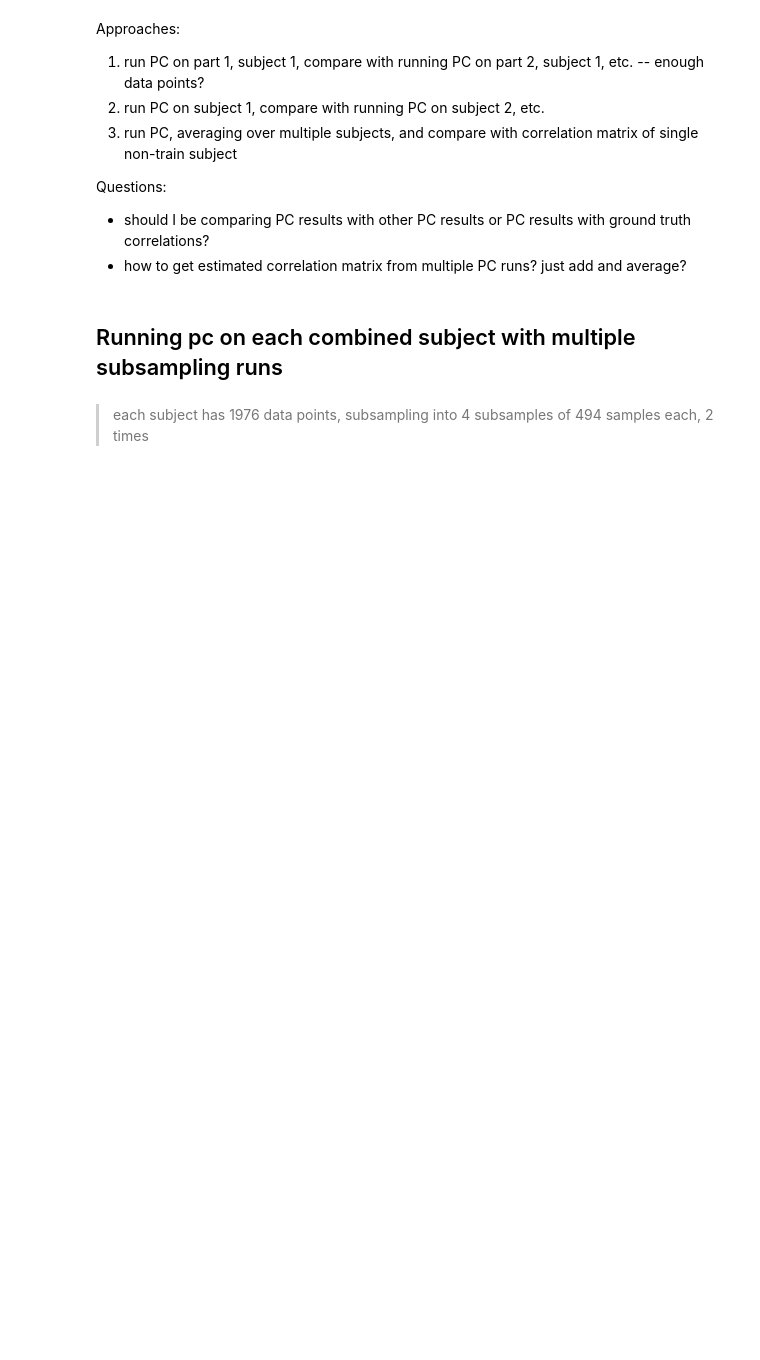
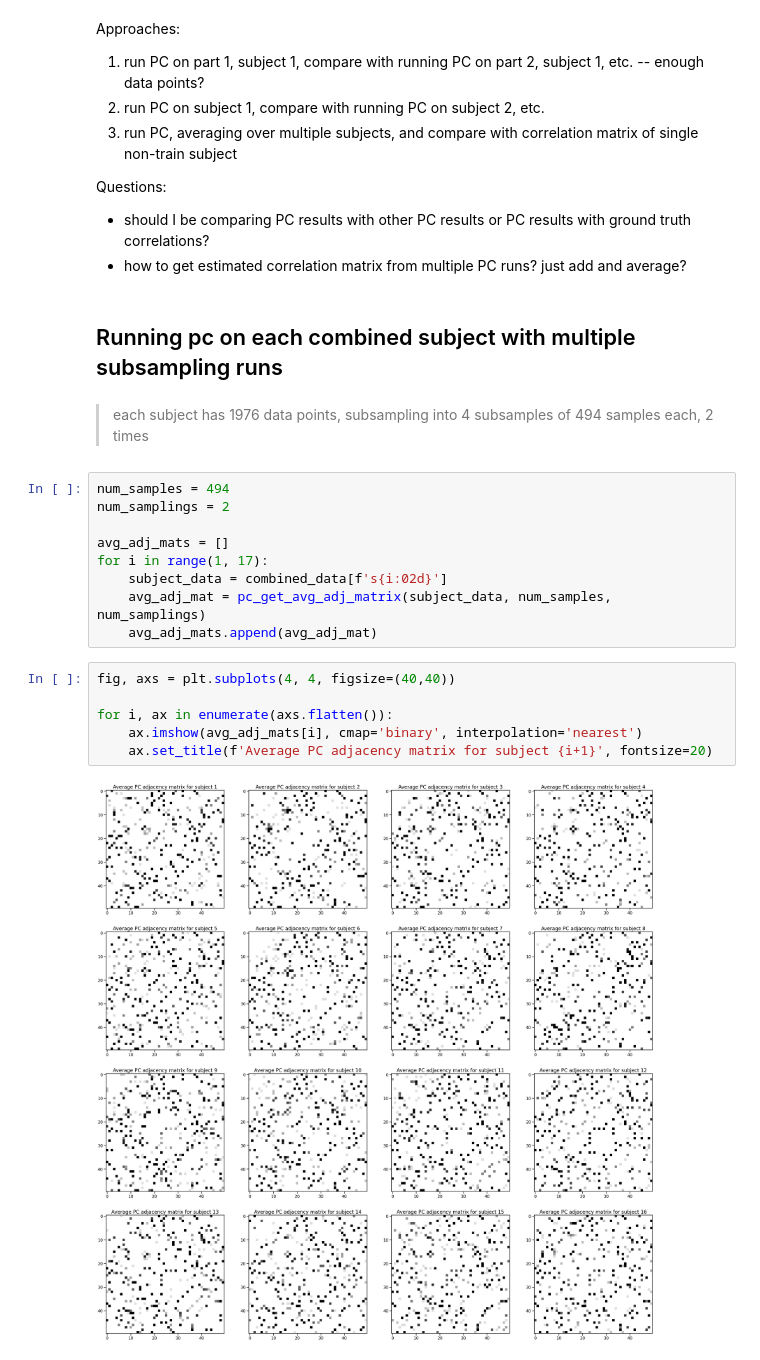
Before and after one commit to jyhong05/CFL_Research, a Jupyter notebook: neuro_pc_fges/run_pc.ipynb, the cells around one changed output. Drawn from its saved outputs; the diff is of its cells as text; blank space fills up the shorter version.

```diff
--- a/neuro_pc_fges/run_pc.ipynb
+++ b/neuro_pc_fges/run_pc.ipynb
@@ -25,6 +25,23 @@ Questions:
 ## Running pc on each combined subject with multiple subsampling runs
 # %% [markdown]
 > each subject has 1976 data points, subsampling into 4 subsamples of 494 samples each, 2 times
+# %%
+num_samples = 494
+num_samplings = 2
+
+avg_adj_mats = []
+for i in range(1, 17):
+    subject_data = combined_data[f's{i:02d}']
+    avg_adj_mat = pc_get_avg_adj_matrix(subject_data, num_samples, num_samplings)
+    avg_adj_mats.append(avg_adj_mat)
+# %%
+fig, axs = plt.subplots(4, 4, figsize=(40,40))
+
+for i, ax in enumerate(axs.flatten()):
+    ax.imshow(avg_adj_mats[i], cmap='binary', interpolation='nearest')
+    ax.set_title(f'Average PC adjacency matrix for subject {i+1}', fontsize=20)
+# %% [output]
+[figure, added]
 # %%
 num_samples = 494
 num_samplings = 2
```
Also changed, not shown: parts of 4 cells of this notebook, 3 other files.
